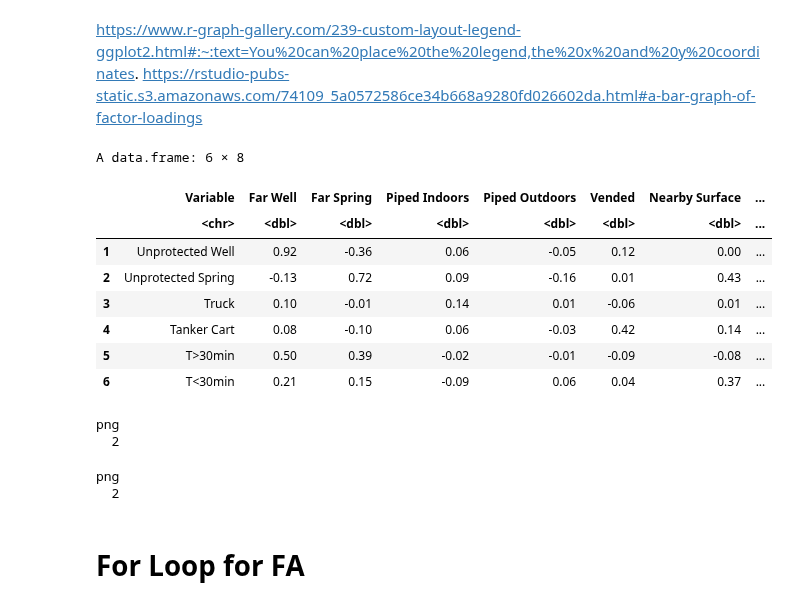
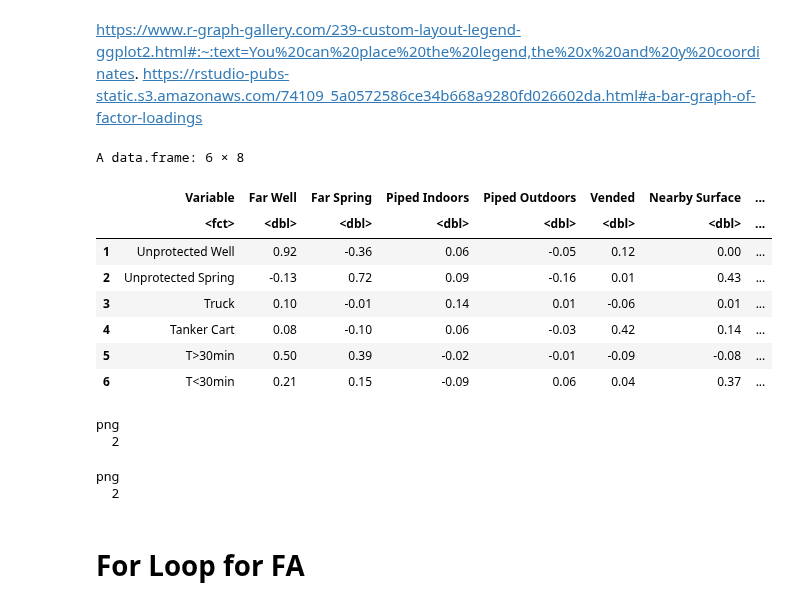
Before and after one commit to narslab/water-accessibility, a Jupyter notebook: bin/jupyter/dimension-reduction.ipynb, the cells around one changed output. Drawn from its saved outputs; the diff is of its cells as text; code cells hidden in the pictures.

```diff
--- a/bin/jupyter/dimension-reduction.ipynb
+++ b/bin/jupyter/dimension-reduction.ipynb
@@ -164,6 +162,8 @@ https://rstudio-pubs-static.s3.amazonaws.com/74109_5a0572586ce34b668a9280fd02660
 df.fl <- read_excel("../../results/factor-7-loadings.xlsx",sheet=1) #customized excel
 
 df.fl <- as.data.frame(df.fl)
+
+df.fl[,c(1)] <- as.factor(df.fl[,c(1)])
 head(df.fl)
 
 loadings.m <- melt(df.fl, id="Variable", # if the name is changed, then change the name in the excel as well
@@ -191,35 +191,37 @@ g <- ggplot(data = loadings.m, aes(x = Variable, y = abs(Loading), fill=Loading)
   geom_bar(stat="identity" ,aes()) + #make the bars
   coord_flip() + #flip the axes so the test names can be horizontal
   #define the fill color gradient: blue=positive, red=negative
   scale_fill_gradient2(name = "Loading",
                        high = "blue", mid = "white", low = "red",
                        midpoint=0, guide=F) +
   ylab("Loading Strength") + #improve y-axis label
-  theme_bw(base_size= 14) #use a black-and white theme with set font size
+  theme_bw(base_size= 14) + #use a black-and white theme with set font size
+ scale_x_discrete(limits = rev)
+
 png(
   "fa-7-loadings.png",
   width     = 14,
   height    = 5,
   units     = "in",
   res       = 700,
   #pointsize = 6
 )
 g + theme(legend.position="bottom")
 dev.off()
 
 pdf(file = "../../docs/manuscript/pdf-image/fa-7-loadings.pdf"
   ,
   width     = 14,
   height    = 5,
 
 
 )
 g + theme(legend.position="bottom")
 dev.off()
 # %% [output]
 A data.frame: 6 × 8
 |  | Variable | Far Well | Far Spring | Piped Indoors | Piped Outdoors | Vended | Nearby Surface | ... |
-|  | <chr> | <dbl> | <dbl> | <dbl> | <dbl> | <dbl> | <dbl> | ... |
+|  | <fct> | <dbl> | <dbl> | <dbl> | <dbl> | <dbl> | <dbl> | ... |
 | 1 | Unprotected Well | 0.92 | -0.36 | 0.06 | -0.05 | 0.12 | 0.00 | ... |
 | 2 | Unprotected Spring | -0.13 | 0.72 | 0.09 | -0.16 | 0.01 | 0.43 | ... |
 | 3 | Truck | 0.10 | -0.01 | 0.14 | 0.01 | -0.06 | 0.01 | ... |
```
Also changed, not shown: parts of 1 cell of this notebook, 50 other files.
